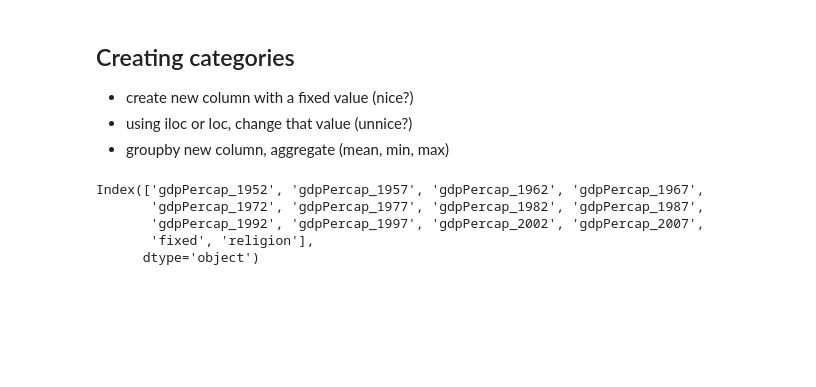
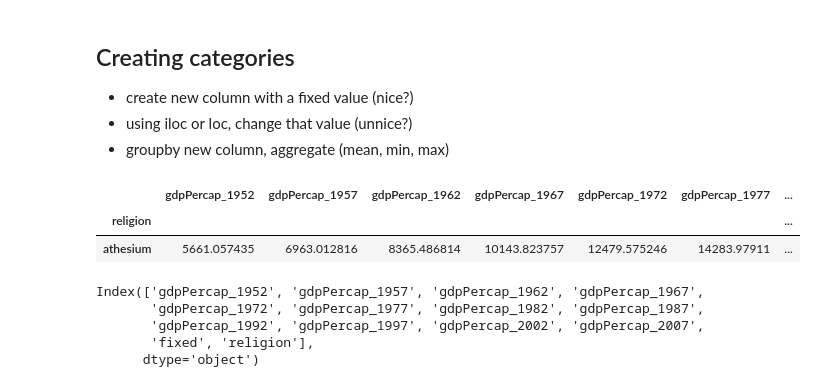
Before and after one commit to paulmaxus/livecode-2025-02-24, a Jupyter notebook: notebooks/dataframe_groups.ipynb, the cells around one changed output. Cells and saved outputs as stored; diff of their text form; code cells hidden in the pictures; blank space fills up the shorter version.

```diff
--- a/notebooks/dataframe_groups.ipynb
+++ b/notebooks/dataframe_groups.ipynb
@@ -207,6 +207,12 @@ data.head()
 - create new column with a fixed value (nice?)
 - using iloc or loc, change that value (unnice?)
 - groupby new column, aggregate (mean, min, max)
+# %%
+data.groupby("religion").aggregate("mean")
+# %% [output]
+|  | gdpPercap_1952 | gdpPercap_1957 | gdpPercap_1962 | gdpPercap_1967 | gdpPercap_1972 | gdpPercap_1977 | ... |
+| religion |  |  |  |  |  |  | ... |
+| athesium | 5661.057435 | 6963.012816 | 8365.486814 | 10143.823757 | 12479.575246 | 14283.97911 | ... |
 # %%
 data.columns
 # %% [output]
```
